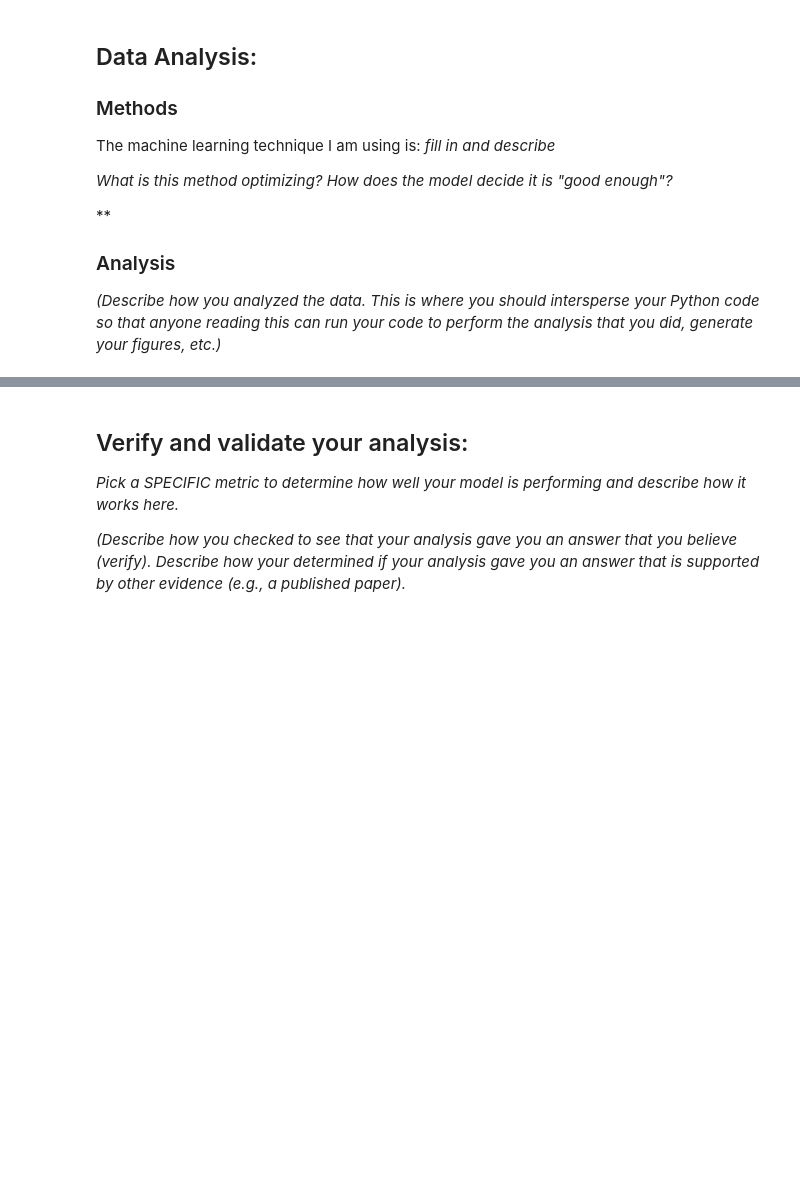
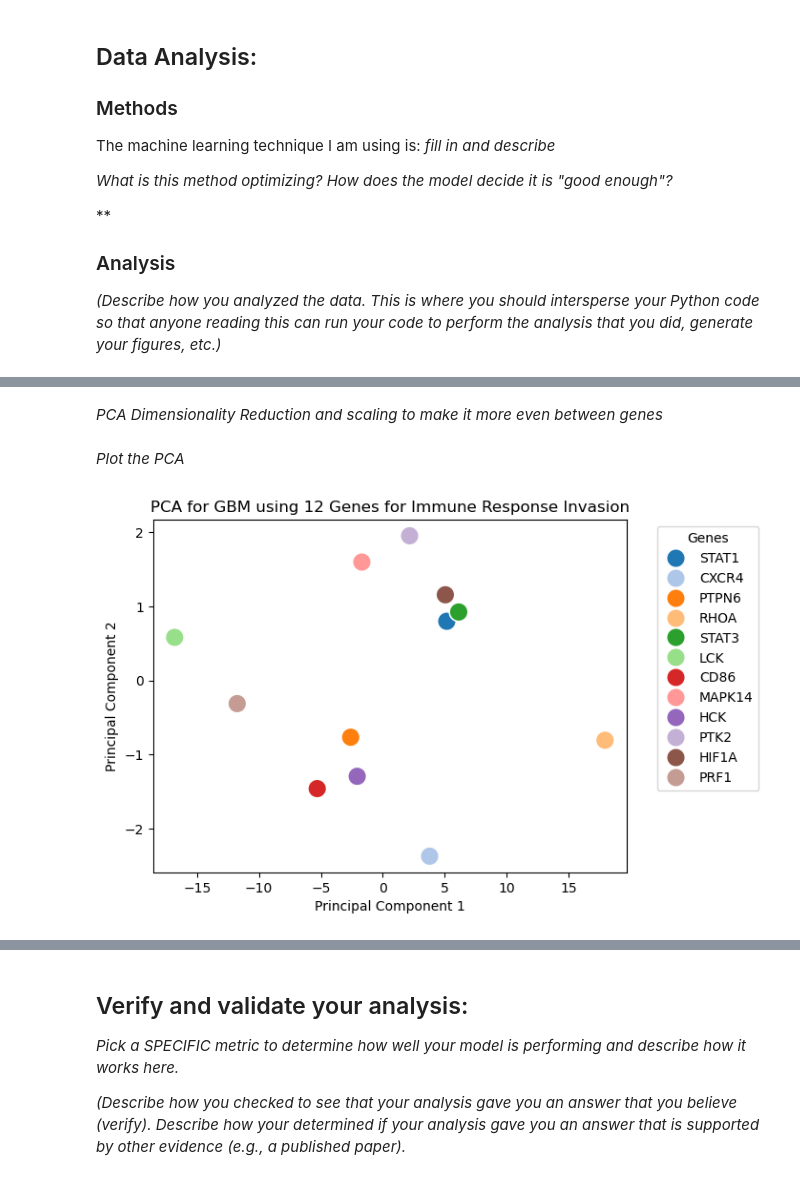
Before and after one commit to smgroves/Module-4-Cancer, a Jupyter notebook: Module 4 Template-2.ipynb, the cells around one changed output, grey strips where cells are left out. Drawn from its saved outputs; the diff is of its cells as text; code cells hidden in the pictures; blank space fills up the shorter version.

```diff
--- a/Module 4 Template-2.ipynb
+++ b/Module 4 Template-2.ipynb
@@ -73,0 +117,23 @@ The machine learning technique I am using is: *fill in and describe*
+# %% [markdown]
+*PCA Dimensionality Reduction and scaling to make it more even between genes*
+# %%
+scaler = StandardScaler()
+X_scaled = scaler.fit_transform(X)
+pca = PCA(n_components=2)
+X_pca = pca.fit_transform(X_scaled)
+# %% [markdown]
+*Plot the PCA*
+# %%
+sns.scatterplot(x=X_pca[:, 0],
+                y=X_pca[:, 1],
+                hue=y, #hue = y used to color the points based on gene labels
+                palette="tab20",
+                s=200) # Adjusted this number to make the size of dots bigger
+
+plt.title("PCA for GBM using 12 Genes for Immune Response Invasion")
+plt.xlabel("Principal Component 1")
+plt.ylabel("Principal Component 2")
+plt.legend(bbox_to_anchor=(1.05, 1), loc='upper left', title="Genes")
+plt.show()
+# %% [output]
+[figure, added]
```
Also changed, not shown: parts of 15 cells of this notebook, 1 other file.
